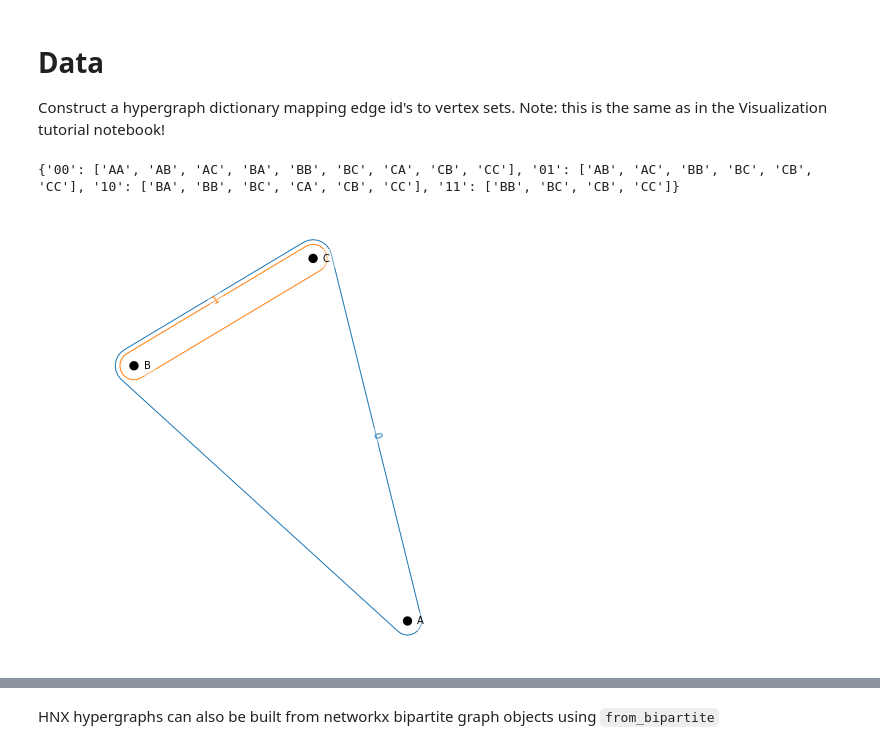
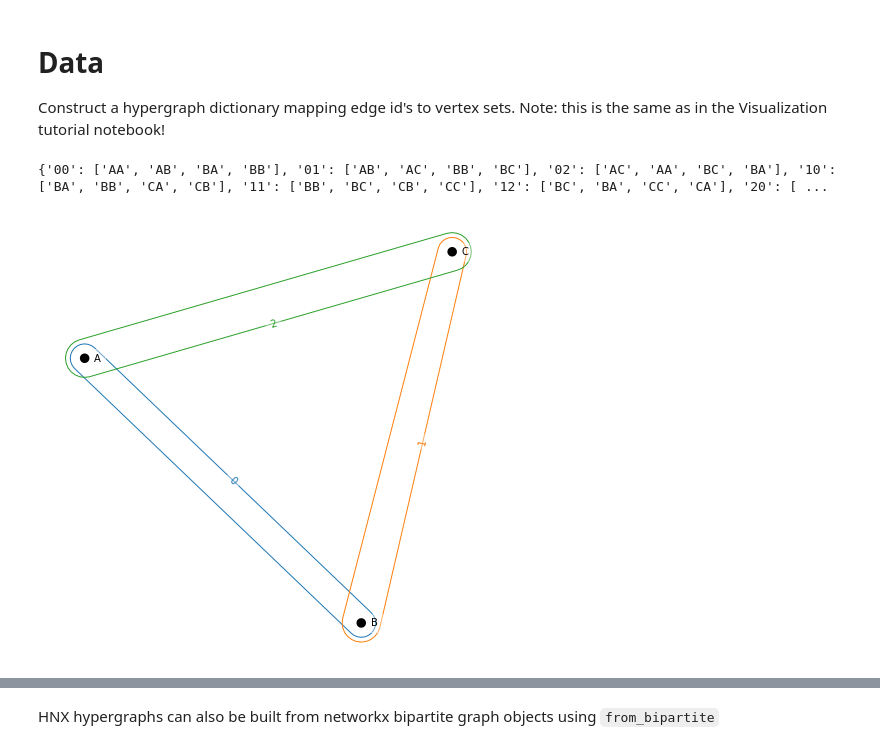
Before and after one commit to leoncyao/CSC494, a Jupyter notebook: Tutorial 1 - HNX Basics.ipynb, the cells around one changed output, grey strips where cells are left out. Drawn from its saved outputs; the diff is of its cells as text; code cells hidden in the pictures.

```diff
--- a/Tutorial 1 - HNX Basics.ipynb
+++ b/Tutorial 1 - HNX Basics.ipynb
@@ -32,30 +29,30 @@ import hypernetx as hnx
 Construct a hypergraph dictionary mapping edge id's to vertex sets. Note: this is the same as in the Visualization tutorial notebook!
 # %%
 scenes = {
-    0: ['A', 'B', 'C'],
+    0: ['A', 'B'],
     1: ['B', 'C'],
-#     2: ['C', 'A'],
+    2: ['C', 'A'],
 #     1: ('TH', 'JV'),
 #     2: ('BM', 'FN', 'JA'),
 #     3: ('JV', 'JU', 'CH', 'BM'),
 #     4: ('JU', 'CH', 'BR', 'CN', 'CC', 'JV', 'BM'),
 #     5: ('TH', 'GP'),
 #     6: ('GP', 'MP'),
 #     7: ('MA', 'GP')
 }
 
 H1 = hnx.Hypergraph(scenes)
 hnx.draw(H1)
 
 scenes2 = {}
 k = 0
 for k1 in scenes:
     for k2  in scenes:
         scenes2[str(k1) + str(k2)] = []
         for n1 in scenes[k1]:
             for n2 in scenes[k2]:
                 scenes2[str(k1) + str(k2)].append(str(n1) + str(n2))
 print(scenes2)
 # %% [output]
-{'00': ['AA', 'AB', 'AC', 'BA', 'BB', 'BC', 'CA', 'CB', 'CC'], '01': ['AB', 'AC', 'BB', 'BC', 'CB', 'CC'], '10': ['BA', 'BB', 'BC', 'CA', 'CB', 'CC'], '11': ['BB', 'BC', 'CB', 'CC']}
+{'00': ['AA', 'AB', 'BA', 'BB'], '01': ['AB', 'AC', 'BB', 'BC'], '02': ['AC', 'AA', 'BC', 'BA'], '10': ['BA', 'BB', 'CA', 'CB'], '11': ['BB', 'BC', 'CB', 'CC'], '12': ['BC', 'BA', 'CC', 'CA'], '20': [ ...
-[figure, old version]
+[figure, new version]
```
Also changed, not shown: parts of 5 cells of this notebook, 4 other files.
